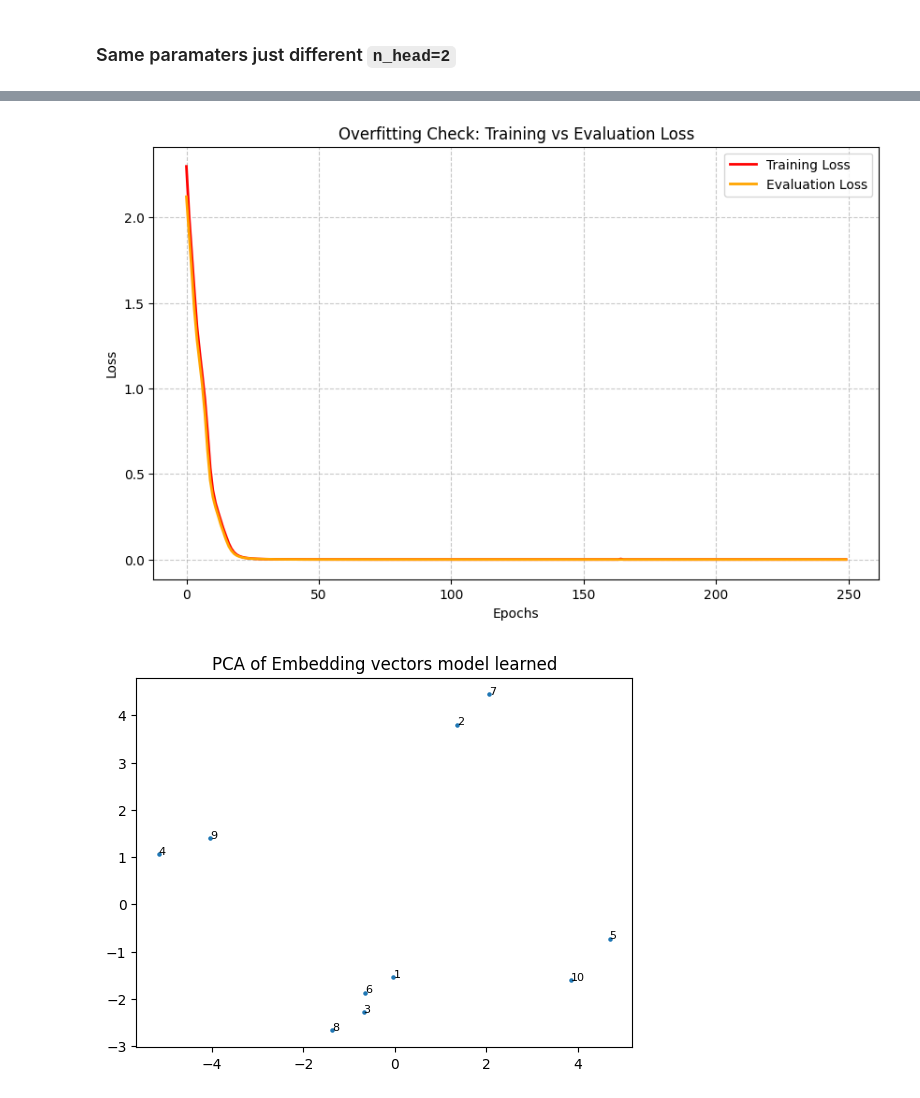
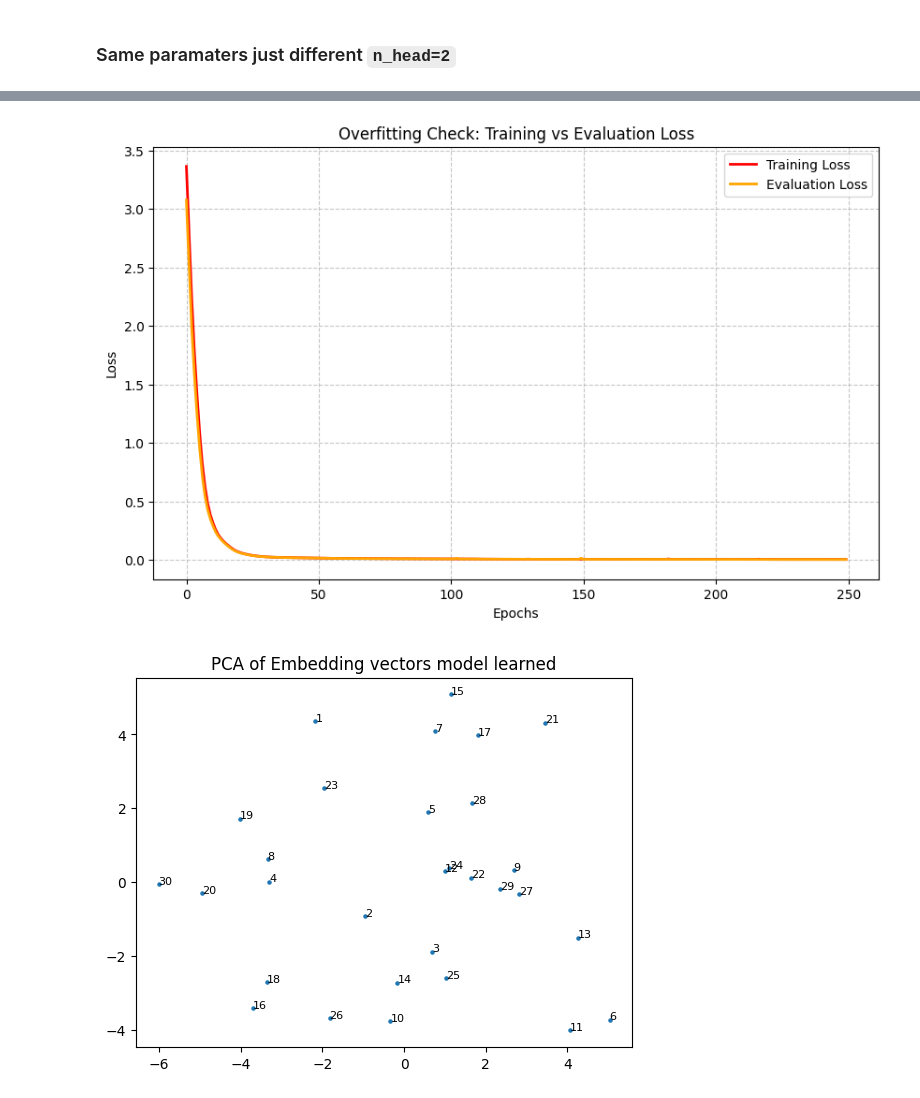
Before and after one commit to Aavash232311/transformer-pt-analysis, a Jupyter notebook: analysis/Principal_component_analysis.ipynb, the cells around one changed output, grey strips where cells are left out. Saved outputs shown, nothing was run; the diff lists cells and outputs as text; code cells hidden in the pictures.

Commit message:
Increase vocab_size for seeing paris in PCA

```diff
--- a/analysis/Principal_component_analysis.ipynb
+++ b/analysis/Principal_component_analysis.ipynb
@@ -537,7 +537,7 @@ def evaluate_model(model, dataloader, show_accuracy = False):
     avg_loss = total_loss / len(dataloader)
     return avg_loss
 
-vocab_size = 10
+vocab_size = 30
 batch_size = 128
 generated_ds = FibonacciModDataset(num_samples=25000, mod=vocab_size, seq_len=20)
 
@@ -612,2 +612,2 @@ Accuracy (eval mode): 100.00%
-[figure, old version]
+[figure, new version]
-[figure, old version]
+[figure, new version]
```
Also changed, not shown: parts of 1 cell of this notebook.
